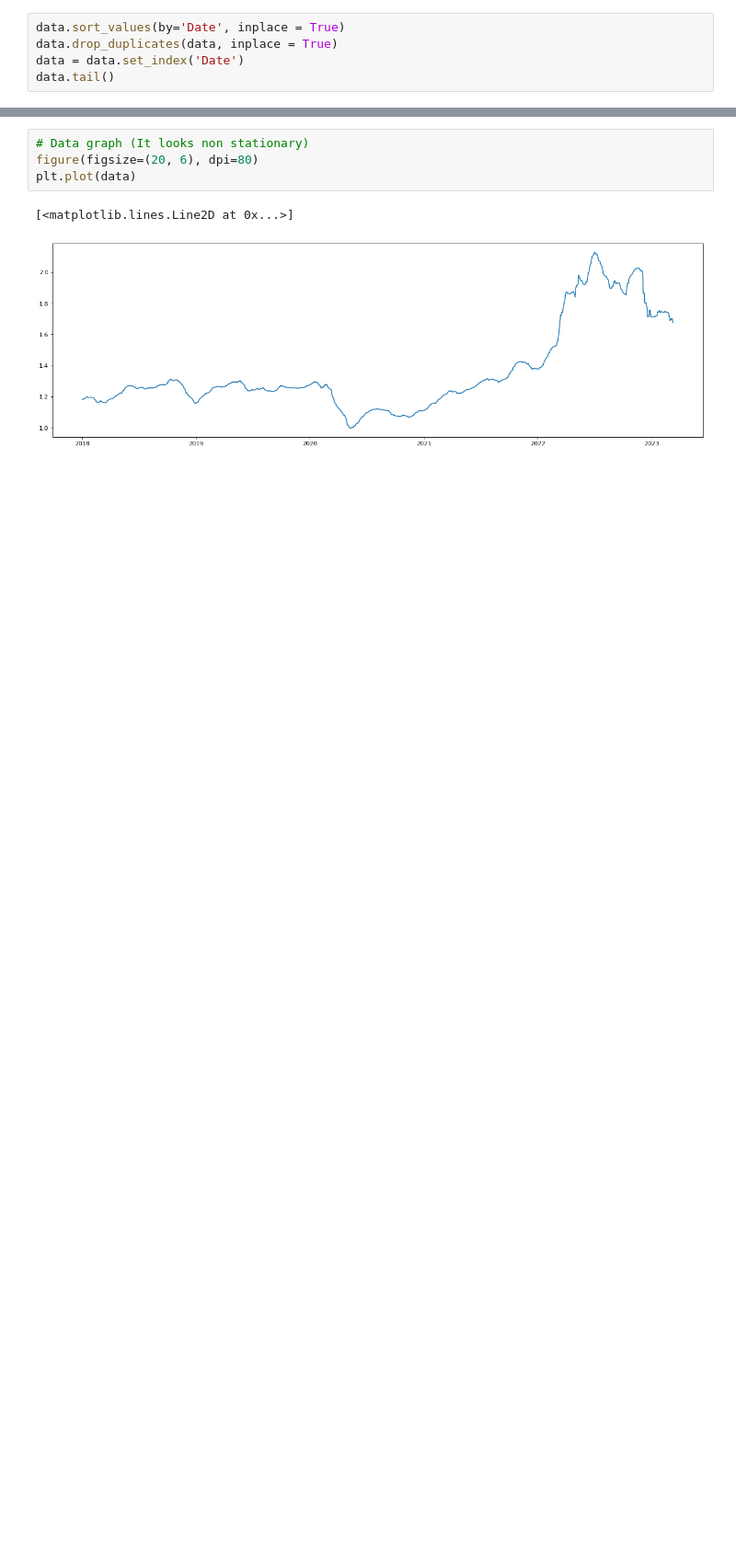
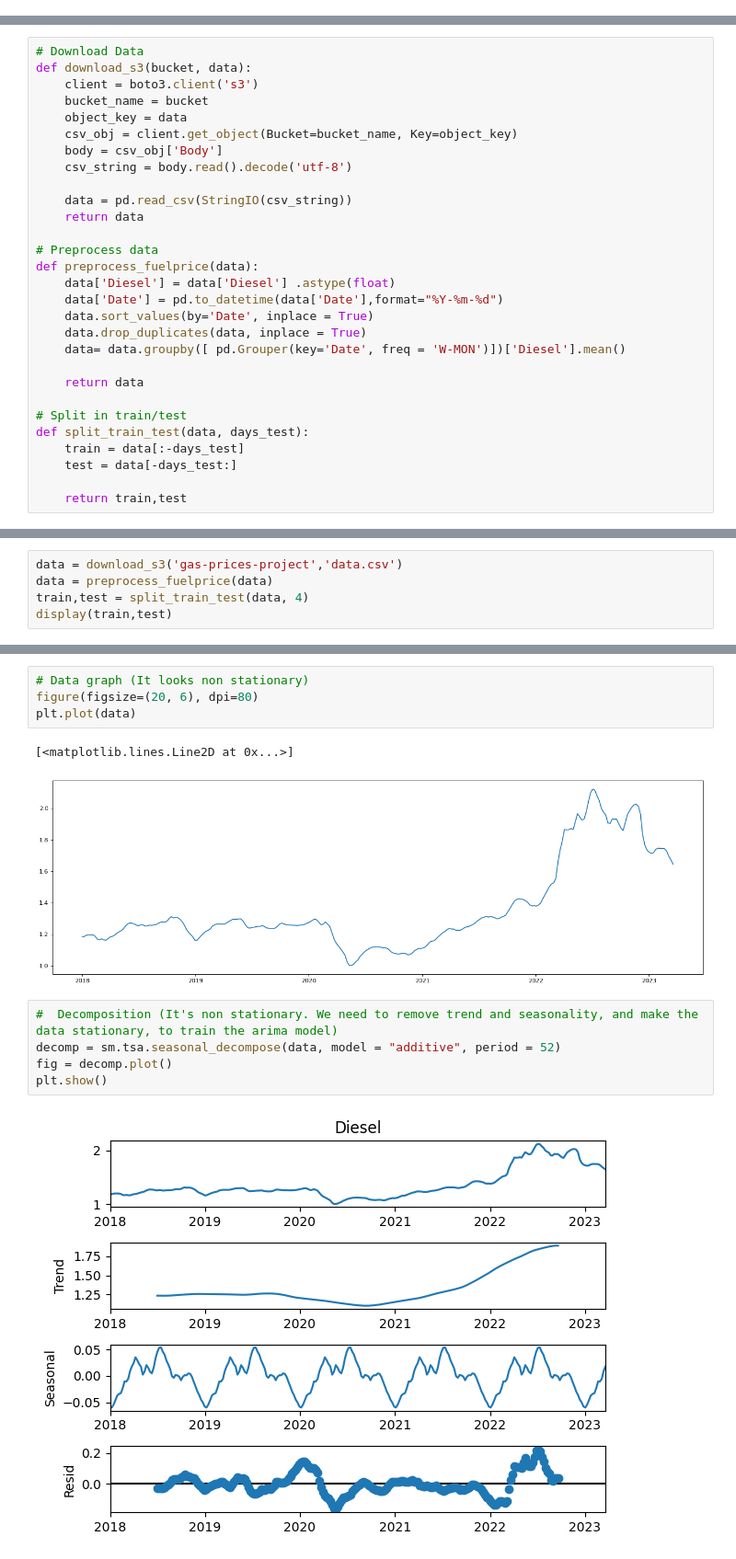
Before and after one commit to Nell87/forecasting_fuelprice, a Jupyter notebook: src/002.modeling.ipynb, the cells around one changed output, grey strips where cells are left out. Shown: that part at 92% size. Drawn from its saved outputs; the diff is of its cells as text; blank space fills up the shorter version.

```diff
--- a/src/002.modeling.ipynb
+++ b/src/002.modeling.ipynb
@@ -54,5 +40,0 @@ data['Date'] = pd.to_datetime(data['Date'],format="%Y-%m-%d")
-# %%
-data.sort_values(by='Date', inplace = True)
-data.drop_duplicates(data, inplace = True)
-data = data.set_index('Date')
-data.tail()
@@ -66,0 +45,29 @@ data.tail()
+# %%
+# Download Data
+def download_s3(bucket, data):
+    client = boto3.client('s3')
+    bucket_name = bucket
+    object_key = data
+    csv_obj = client.get_object(Bucket=bucket_name, Key=object_key)
+    body = csv_obj['Body']
+    csv_string = body.read().decode('utf-8')
+
+    data = pd.read_csv(StringIO(csv_string))
+    return data
+
+# Preprocess data
+def preprocess_fuelprice(data):
+    data['Diesel'] = data['Diesel'] .astype(float)
+    data['Date'] = pd.to_datetime(data['Date'],format="%Y-%m-%d")
+    data.sort_values(by='Date', inplace = True)
+    data.drop_duplicates(data, inplace = True)
+    data= data.groupby([ pd.Grouper(key='Date', freq = 'W-MON')])['Diesel'].mean()
+
+    return data
+
+# Split in train/test
+def split_train_test(data, days_test):
+    train = data[:-days_test]
+    test = data[-days_test:]
+
+    return train,test
@@ -66,0 +78,5 @@ data.tail()
+# %%
+data = download_s3('gas-prices-project','data.csv')
+data = preprocess_fuelprice(data)
+train,test = split_train_test(data, 4)
+display(train,test)
@@ -75,6 +111,13 @@ plt.plot(data)
 # %% [output]
 [<matplotlib.lines.Line2D at 0x...>]
 [figure]
+# %%
+#  Decomposition (It's non stationary. We need to remove trend and seasonality, and make the data stationary, to train the arima model)
+decomp = sm.tsa.seasonal_decompose(data, model = "additive", period = 52)
+fig = decomp.plot()
+plt.show()
+# %% [output]
+[figure, added]
 # %%
 # ADF Test
 def adf_test (data):
```
Also changed, not shown: parts of 56 cells of this notebook, 3 other files.
